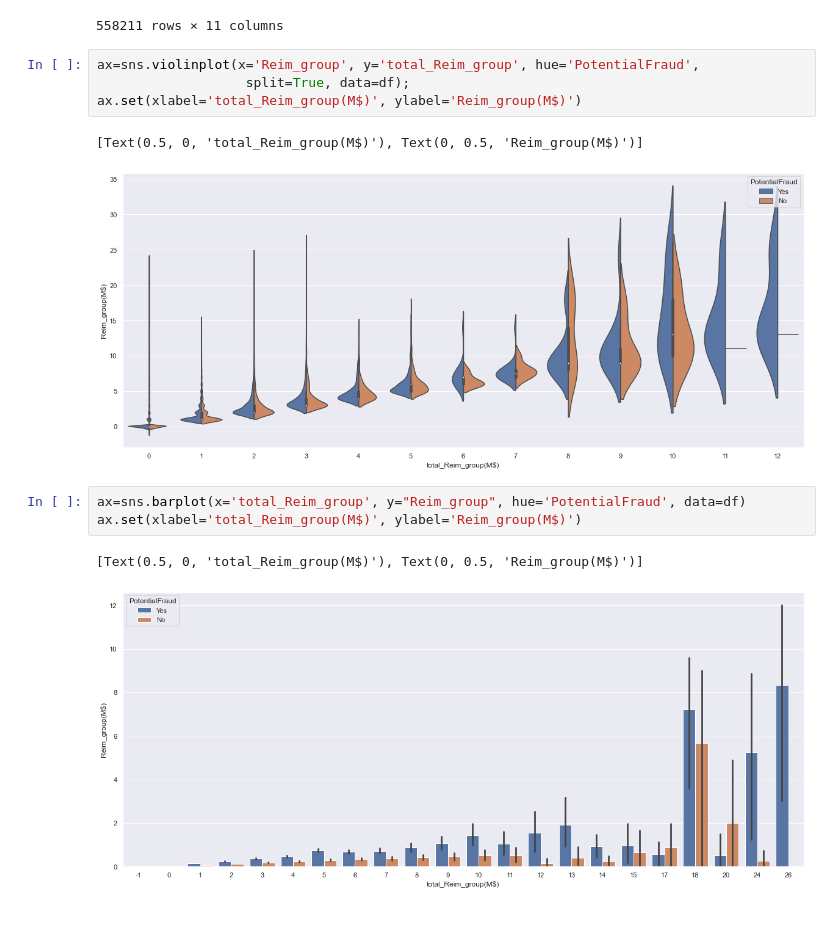
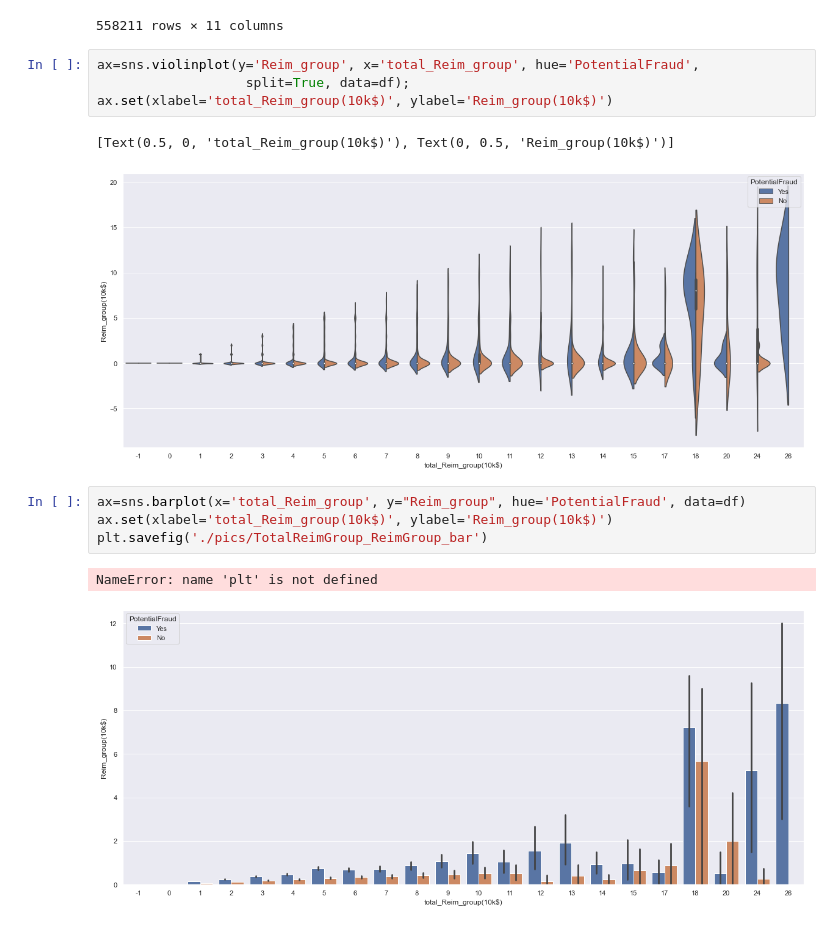
Before and after one commit to wx0373/Medical-fraud, a Jupyter notebook: TotalReim&individual/total&individual.ipynb, the cells around one changed output. Drawn from its saved outputs; the diff is of its cells as text.

```diff
--- a/TotalReim&individual/total&individual.ipynb
+++ b/TotalReim&individual/total&individual.ipynb
@@ -87,15 +87,16 @@ df
 | 558210 | BENE159198 | 80 | 0 | 5470 | 0 | ... |
 558211 rows × 11 columns
 # %%
-ax=sns.violinplot(x='Reim_group', y='total_Reim_group', hue='PotentialFraud',
+ax=sns.violinplot(y='Reim_group', x='total_Reim_group', hue='PotentialFraud',
                    split=True, data=df);
-ax.set(xlabel='total_Reim_group(M$)', ylabel='Reim_group(M$)')
+ax.set(xlabel='total_Reim_group(10k$)', ylabel='Reim_group(10k$)')
 # %% [output]
-[Text(0.5, 0, 'total_Reim_group(M$)'), Text(0, 0.5, 'Reim_group(M$)')]
+[Text(0.5, 0, 'total_Reim_group(10k$)'), Text(0, 0.5, 'Reim_group(10k$)')]
-[figure, old version]
+[figure, new version]
 # %%
 ax=sns.barplot(x='total_Reim_group', y="Reim_group", hue='PotentialFraud', data=df)
-ax.set(xlabel='total_Reim_group(M$)', ylabel='Reim_group(M$)')
+ax.set(xlabel='total_Reim_group(10k$)', ylabel='Reim_group(10k$)')
+plt.savefig('./pics/TotalReimGroup_ReimGroup_bar')
 # %% [output]
-[Text(0.5, 0, 'total_Reim_group(M$)'), Text(0, 0.5, 'Reim_group(M$)')]
+NameError: name 'plt' is not defined
-[figure, old version]
+[figure, new version]
```
Also changed, not shown: 2 other files.
